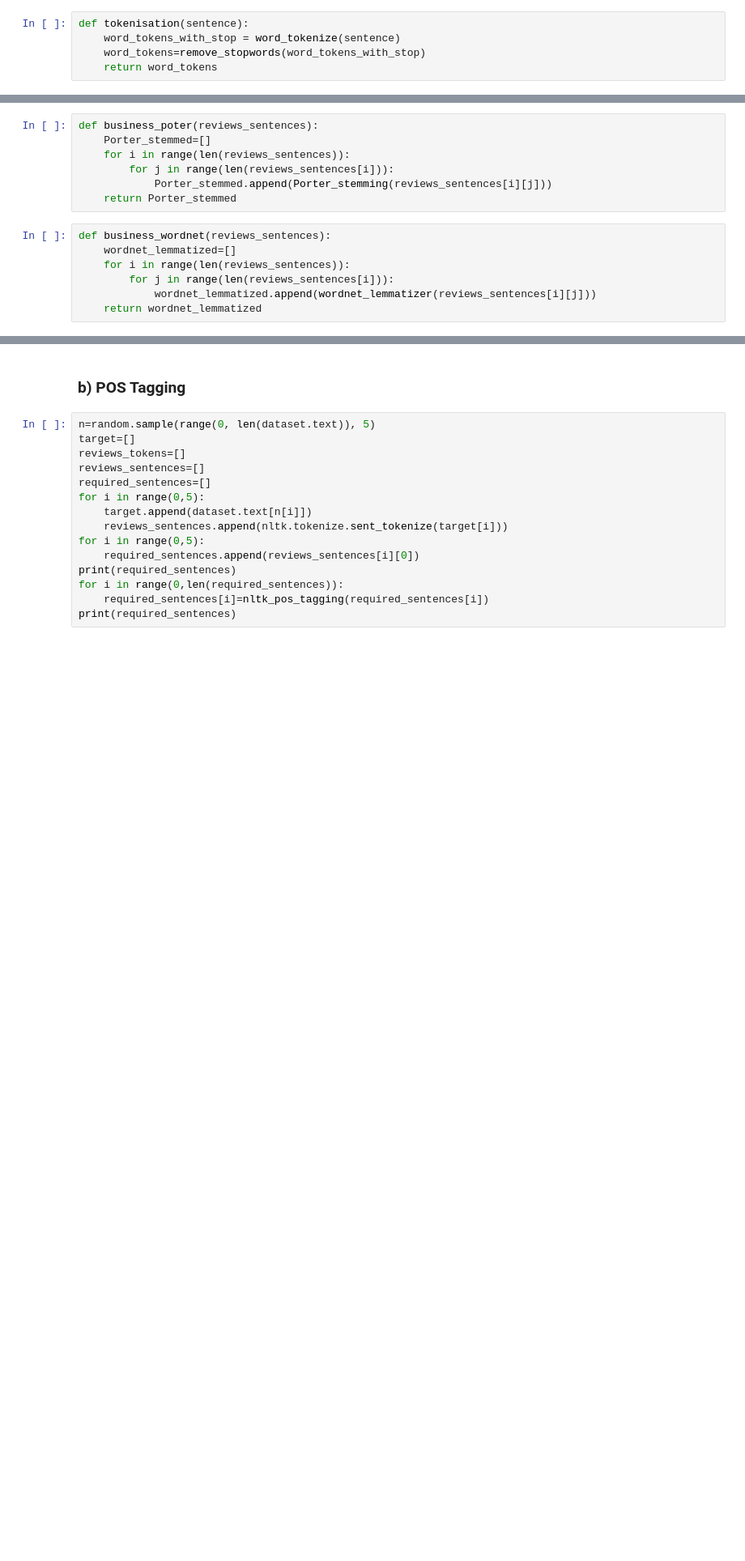
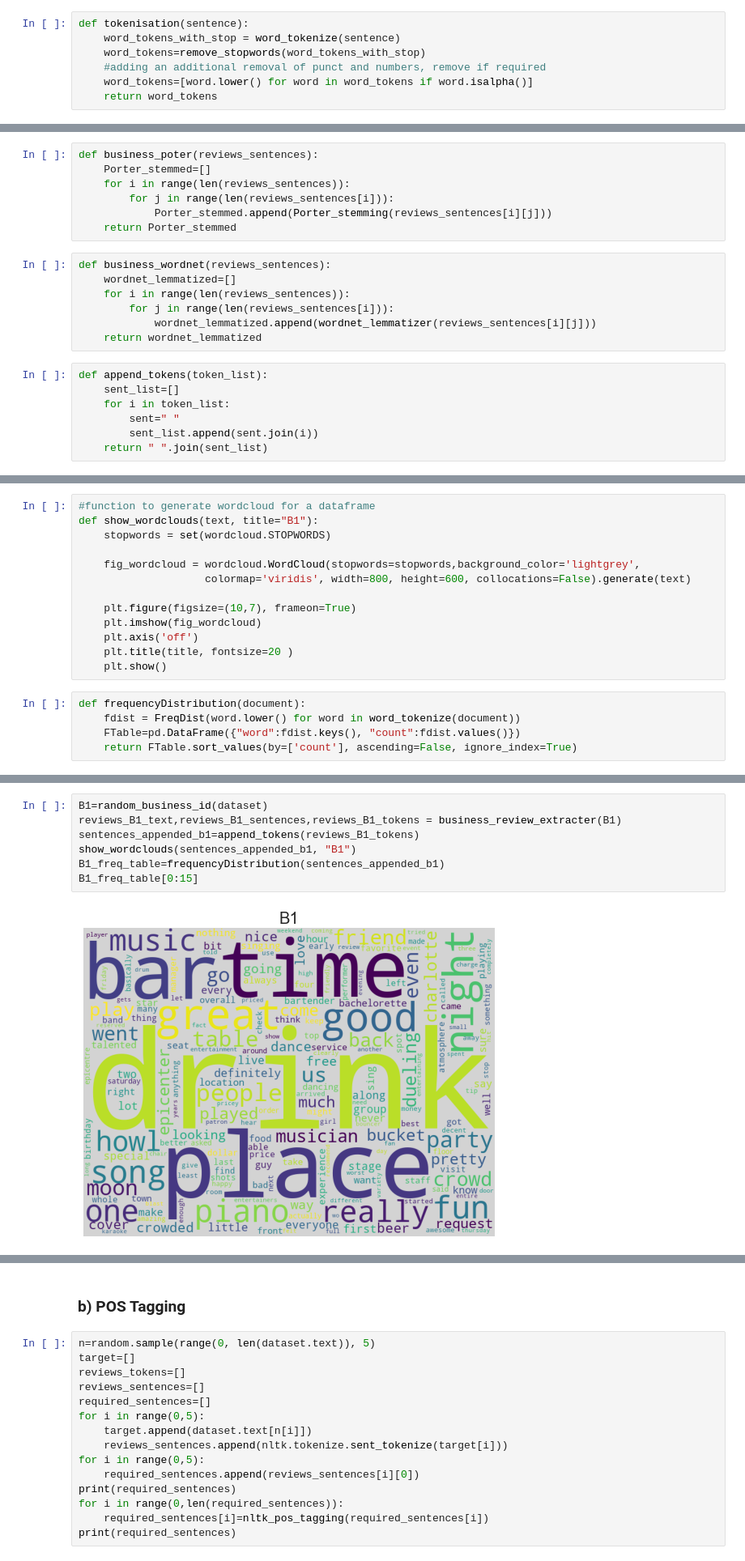
Before and after one commit to ABHISHEK03312/NLP-Assignment1, a Jupyter notebook: NLP-assigment.ipynb, the cells around one changed output, grey strips where cells are left out. Shown at 81% size. Drawn from its saved outputs; the diff is of its cells as text; blank space fills up the shorter version.

Commit message:
Added Frequency Analysis

```diff
--- a/NLP-assigment.ipynb
+++ b/NLP-assigment.ipynb
@@ -36,6 +48,8 @@ def remove_stopwords(tokenized_sentence):
 def tokenisation(sentence):
     word_tokens_with_stop = word_tokenize(sentence)
     word_tokens=remove_stopwords(word_tokens_with_stop)
+    #adding an additional removal of punct and numbers, remove if required
+    word_tokens=[word.lower() for word in word_tokens if word.isalpha()]
     return word_tokens
 # %% [markdown]
 # Lemmatization functions of sentence
@@ -120,3 +128,10 @@ def business_wordnet(reviews_sentences):
         for j in range(len(reviews_sentences[i])):
             wordnet_lemmatized.append(wordnet_lemmatizer(reviews_sentences[i][j]))
     return wordnet_lemmatized
+# %%
+def append_tokens(token_list):
+    sent_list=[]
+    for i in token_list:
+        sent=" "
+        sent_list.append(sent.join(i))
+    return " ".join(sent_list)
@@ -122,0 +140,18 @@ def business_wordnet(reviews_sentences):
+# %%
+#function to generate wordcloud for a dataframe
+def show_wordclouds(text, title="B1"):
+    stopwords = set(wordcloud.STOPWORDS)
+
+    fig_wordcloud = wordcloud.WordCloud(stopwords=stopwords,background_color='lightgrey',
+                    colormap='viridis', width=800, height=600, collocations=False).generate(text)
+
+    plt.figure(figsize=(10,7), frameon=True)
+    plt.imshow(fig_wordcloud)
+    plt.axis('off')
+    plt.title(title, fontsize=20 )
+    plt.show()
+# %%
+def frequencyDistribution(document):
+    fdist = FreqDist(word.lower() for word in word_tokenize(document))
+    FTable=pd.DataFrame({"word":fdist.keys(), "count":fdist.values()})
+    return FTable.sort_values(by=['count'], ascending=False, ignore_index=True)
@@ -142,0 +180,9 @@ Wordnet_lematization_B2=business_wordnet(reviews_B2_sentences)
+# %%
+B1=random_business_id(dataset)
+reviews_B1_text,reviews_B1_sentences,reviews_B1_tokens = business_review_extracter(B1)
+sentences_appended_b1=append_tokens(reviews_B1_tokens)
+show_wordclouds(sentences_appended_b1, "B1")
+B1_freq_table=frequencyDistribution(sentences_appended_b1)
+B1_freq_table[0:15]
+# %% [output]
+[figure, added]
```
Also changed, not shown: parts of 25 cells of this notebook.
